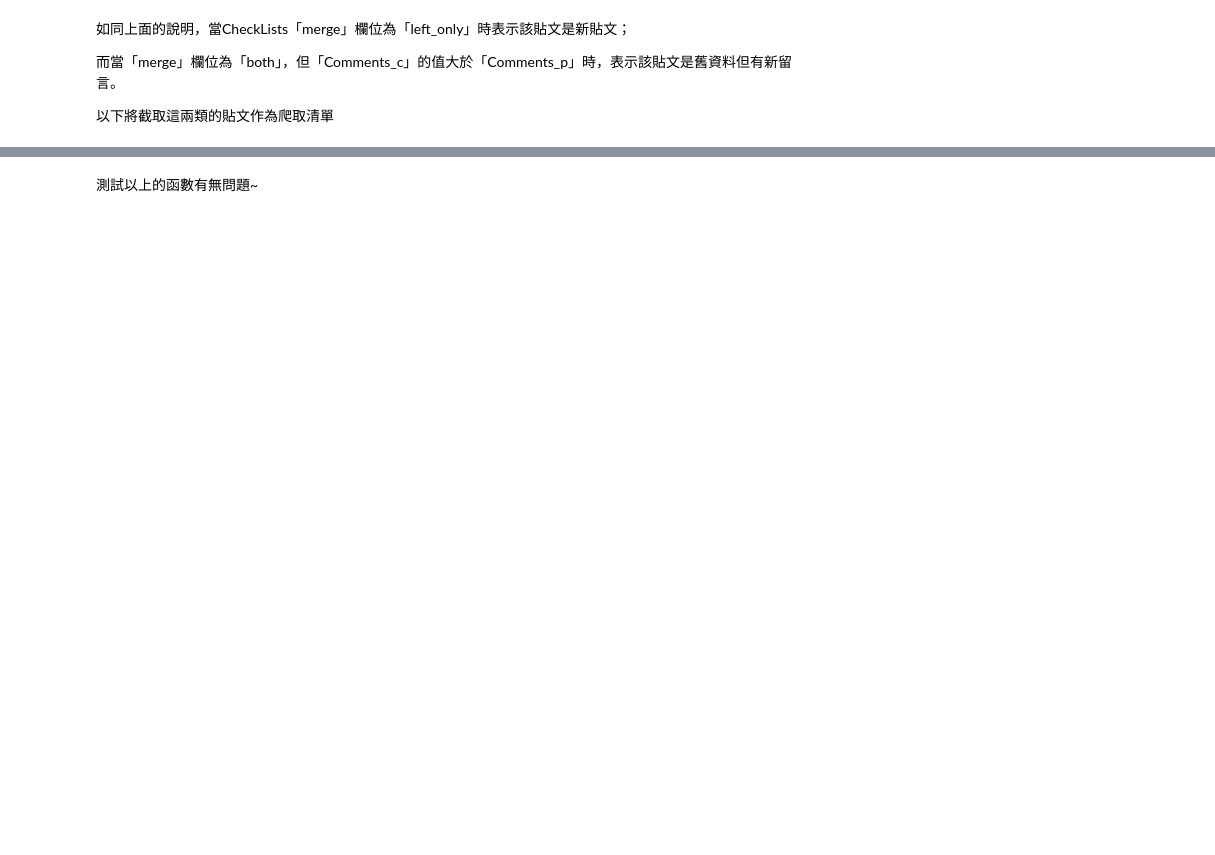
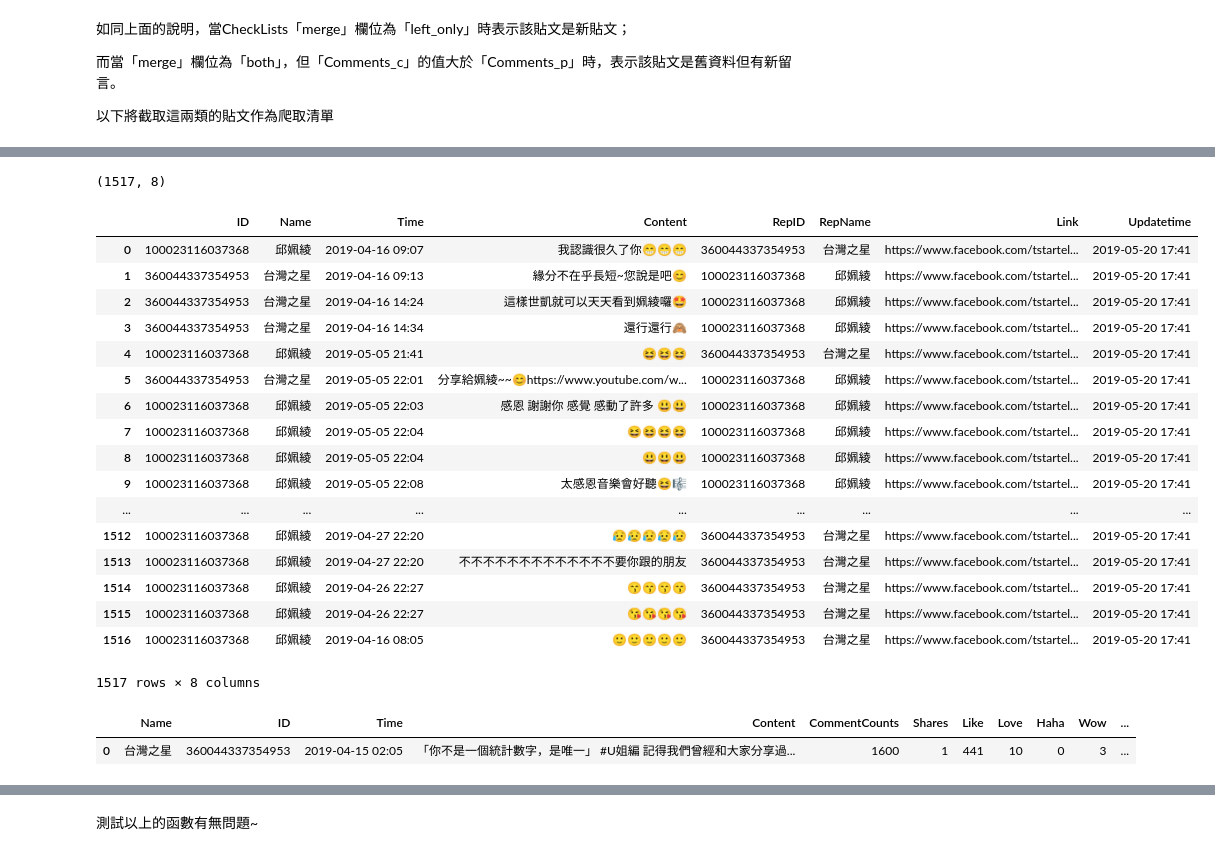
Before and after one commit to tlyu0419/FacebookCrawler, a Jupyter notebook: Facebook.ipynb, the cells around one changed output, grey strips where cells are left out. Cells and saved outputs as stored; diff of their text form; code cells hidden in the pictures; blank space fills up the shorter version.

```diff
--- a/Facebook.ipynb
+++ b/Facebook.ipynb
@@ -1186,2 +1243,30 @@ Comments.to_pickle('C:/Users/TL_Yu/Desktop/Comments.plk')
 # %%
 PostExpand(driver.current_url)
+# %%
+soup = BeautifulSoup(driver.page_source)
+PostComments(soup)
+# %% [output]
+(1517, 8)
+|  | ID | Name | Time | Content | RepID | RepName | Link | Updatetime |
+| 0 | 100023116037368 | 邱姵綾 | 2019-04-16 09:07 | 我認識很久了你😁😁😁 | 360044337354953 | 台灣之星 | https://www.facebook.com/tstartel... | 2019-05-20 17:41 |
+| 1 | 360044337354953 | 台灣之星 | 2019-04-16 09:13 | 緣分不在乎長短~您說是吧😊 | 100023116037368 | 邱姵綾 | https://www.facebook.com/tstartel... | 2019-05-20 17:41 |
+| 2 | 360044337354953 | 台灣之星 | 2019-04-16 14:24 | 這樣世凱就可以天天看到姵綾囉🤩 | 100023116037368 | 邱姵綾 | https://www.facebook.com/tstartel... | 2019-05-20 17:41 |
+| 3 | 360044337354953 | 台灣之星 | 2019-04-16 14:34 | 還行還行🙈 | 100023116037368 | 邱姵綾 | https://www.facebook.com/tstartel... | 2019-05-20 17:41 |
+| 4 | 100023116037368 | 邱姵綾 | 2019-05-05 21:41 | 😆😆😆 | 360044337354953 | 台灣之星 | https://www.facebook.com/tstartel... | 2019-05-20 17:41 |
+| 5 | 360044337354953 | 台灣之星 | 2019-05-05 22:01 | 分享給姵綾~~😊https://www.youtube.com/w... | 100023116037368 | 邱姵綾 | https://www.facebook.com/tstartel... | 2019-05-20 17:41 |
+| 6 | 100023116037368 | 邱姵綾 | 2019-05-05 22:03 | 感恩 謝謝你 感覺 感動了許多 😃😃 | 100023116037368 | 邱姵綾 | https://www.facebook.com/tstartel... | 2019-05-20 17:41 |
+| 7 | 100023116037368 | 邱姵綾 | 2019-05-05 22:04 | 😆😆😆😆 | 100023116037368 | 邱姵綾 | https://www.facebook.com/tstartel... | 2019-05-20 17:41 |
+| 8 | 100023116037368 | 邱姵綾 | 2019-05-05 22:04 | 😃😃😃 | 100023116037368 | 邱姵綾 | https://www.facebook.com/tstartel... | 2019-05-20 17:41 |
+| 9 | 100023116037368 | 邱姵綾 | 2019-05-05 22:08 | 太感恩音樂會好聽😆🎼 | 100023116037368 | 邱姵綾 | https://www.facebook.com/tstartel... | 2019-05-20 17:41 |
+| ... | ... | ... | ... | ... | ... | ... | ... | ... |
+| 1512 | 100023116037368 | 邱姵綾 | 2019-04-27 22:20 | 😥😥😥😥😥 | 360044337354953 | 台灣之星 | https://www.facebook.com/tstartel... | 2019-05-20 17:41 |
+| 1513 | 100023116037368 | 邱姵綾 | 2019-04-27 22:20 | 不不不不不不不不不不不不不要你跟的朋友 | 360044337354953 | 台灣之星 | https://www.facebook.com/tstartel... | 2019-05-20 17:41 |
+| 1514 | 100023116037368 | 邱姵綾 | 2019-04-26 22:27 | 😙😙😙😙 | 360044337354953 | 台灣之星 | https://www.facebook.com/tstartel... | 2019-05-20 17:41 |
+| 1515 | 100023116037368 | 邱姵綾 | 2019-04-26 22:27 | 😘😘😘😘 | 360044337354953 | 台灣之星 | https://www.facebook.com/tstartel... | 2019-05-20 17:41 |
+| 1516 | 100023116037368 | 邱姵綾 | 2019-04-16 08:05 | 🙂🙂🙂🙂🙂 | 360044337354953 | 台灣之星 | https://www.facebook.com/tstartel... | 2019-05-20 17:41 |
+1517 rows × 8 columns
+# %%
+PostInfo(soup)
+# %% [output]
+|  | Name | ID | Time | Content | CommentCounts | Shares | Like | Love | Haha | Wow | ... |
+| 0 | 台灣之星 | 360044337354953 | 2019-04-15 02:05 | 「你不是一個統計數字，是唯一」 #U姐編 記得我們曾經和大家分享過... | 1600 | 1 | 441 | 10 | 0 | 3 | ... |
```
Also changed, not shown: parts of 17 cells of this notebook.
